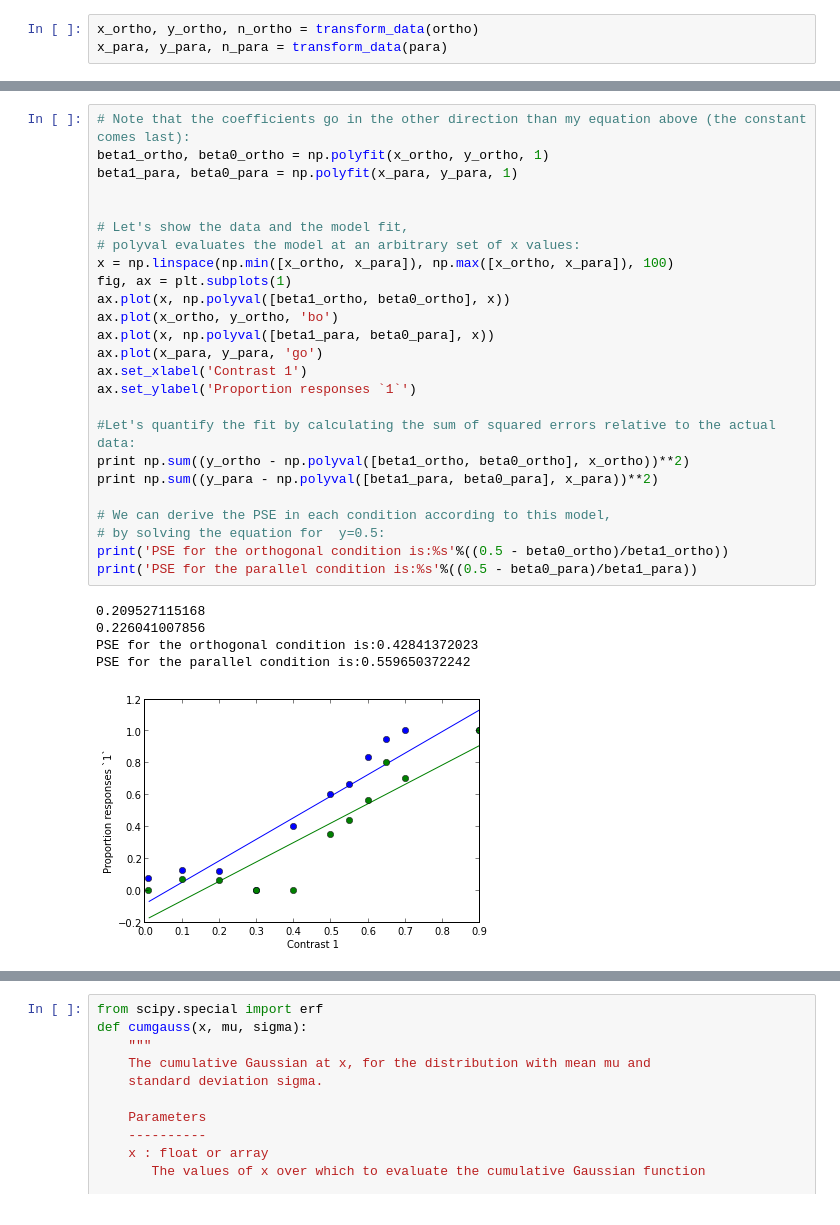
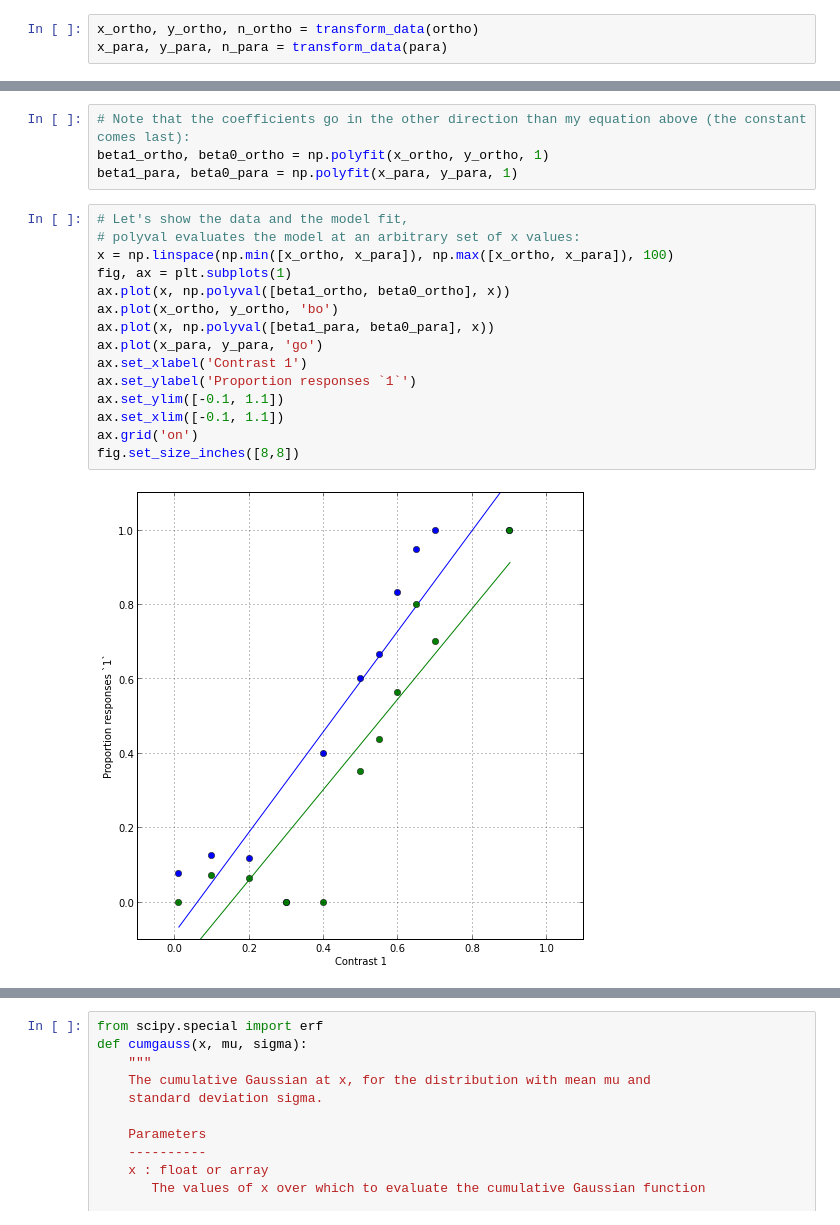
Before and after one commit to arokem/teach_optimization, a Jupyter notebook: optimization.ipynb, the cells around one changed output, grey strips where cells are left out. Saved outputs shown, nothing was run; the diff lists cells and outputs as text.

```diff
--- a/optimization.ipynb
+++ b/optimization.ipynb
@@ -134,32 +140,22 @@ $y = \beta_0 + \beta_1 x$
 These kind of equations (*polynomials*) can be solved using `np.polyfit`:
+# %%
+# Note that the coefficients go in the other direction than my equation above (the constant comes last):
+beta1_ortho, beta0_ortho = np.polyfit(x_ortho, y_ortho, 1)
+beta1_para, beta0_para = np.polyfit(x_para, y_para, 1)
 # %%
-# Note that the coefficients go in the other direction than my equation above (the constant comes last):
-beta1_ortho, beta0_ortho = np.polyfit(x_ortho, y_ortho, 1)
-beta1_para, beta0_para = np.polyfit(x_para, y_para, 1)
-
-
 # Let's show the data and the model fit,
 # polyval evaluates the model at an arbitrary set of x values:
 x = np.linspace(np.min([x_ortho, x_para]), np.max([x_ortho, x_para]), 100)
 fig, ax = plt.subplots(1)
 ax.plot(x, np.polyval([beta1_ortho, beta0_ortho], x))
 ax.plot(x_ortho, y_ortho, 'bo')
 ax.plot(x, np.polyval([beta1_para, beta0_para], x))
 ax.plot(x_para, y_para, 'go')
 ax.set_xlabel('Contrast 1')
 ax.set_ylabel('Proportion responses `1`')
-
-#Let's quantify the fit by calculating the sum of squared errors relative to the actual data:
-print np.sum((y_ortho - np.polyval([beta1_ortho, beta0_ortho], x_ortho))**2)
-print np.sum((y_para - np.polyval([beta1_para, beta0_para], x_para))**2)
-
-# We can derive the PSE in each condition according to this model,
-# by solving the equation for  y=0.5:
-print('PSE for the orthogonal condition is:%s'%((0.5 - beta0_ortho)/beta1_ortho))
-print('PSE for the parallel condition is:%s'%((0.5 - beta0_para)/beta1_para))
+ax.set_ylim([-0.1, 1.1])
+ax.set_xlim([-0.1, 1.1])
+ax.grid('on')
+fig.set_size_inches([8,8])
 # %% [output]
-0.209527115168
-0.226041007856
-PSE for the orthogonal condition is:0.42841372023
-PSE for the parallel condition is:0.559650372242
-[figure, old version]
+[figure, new version]
```
Also changed, not shown: parts of 36 cells of this notebook.
